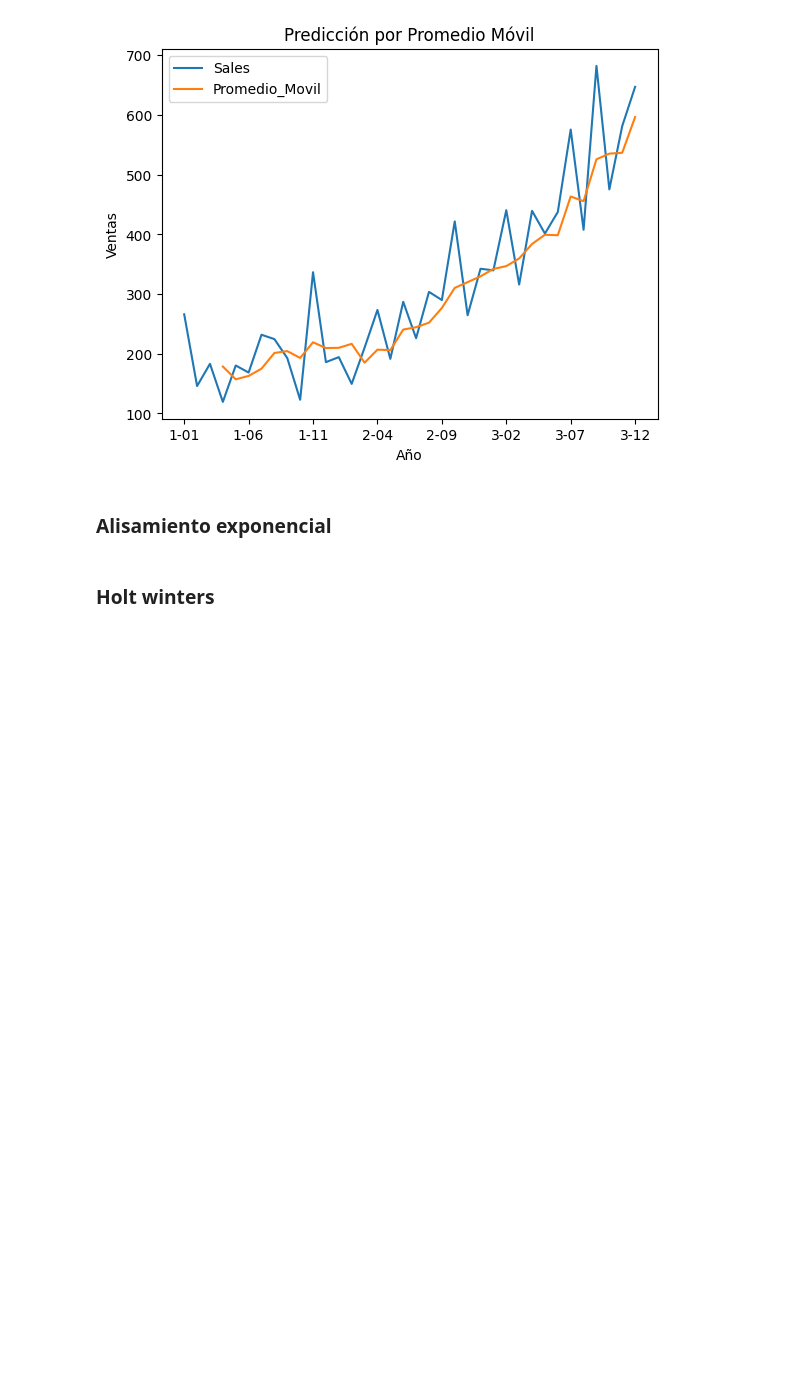
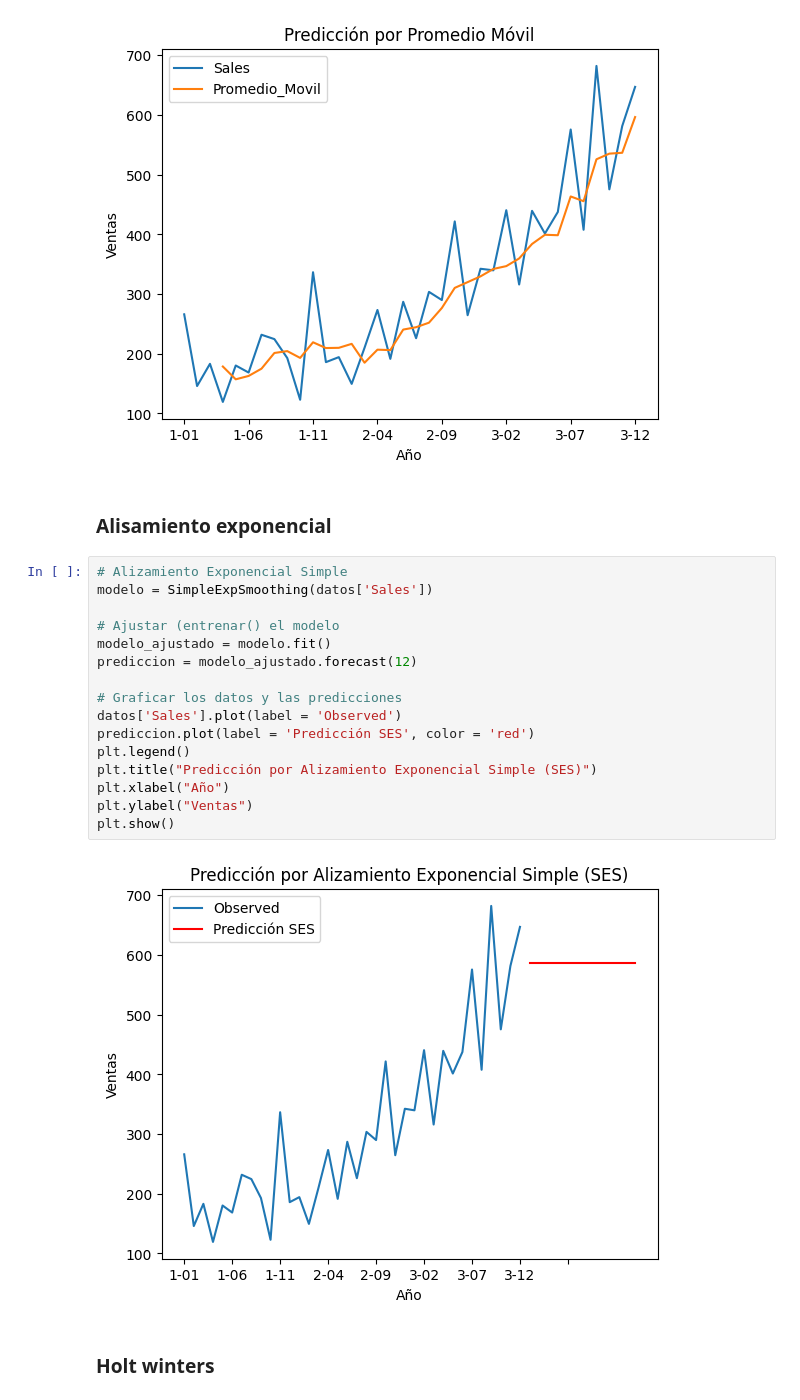
Before and after one commit to Its-Japo/DataScience, a Jupyter notebook: Lab1/main.ipynb, the cells around one changed output. Saved outputs shown, nothing was run; the diff lists cells and outputs as text; blank space fills up the shorter version.

Commit message:
Implementación del alisamiento exponencial

```diff
--- a/Lab1/main.ipynb
+++ b/Lab1/main.ipynb
@@ -64,6 +56,24 @@ plt.show()
 [figure]
 # %% [markdown]
 ### Alisamiento exponencial
+# %%
+# Alizamiento Exponencial Simple
+modelo = SimpleExpSmoothing(datos['Sales'])
+
+# Ajustar (entrenar() el modelo
+modelo_ajustado = modelo.fit()
+prediccion = modelo_ajustado.forecast(12)
+
+# Graficar los datos y las predicciones
+datos['Sales'].plot(label = 'Observed')
+prediccion.plot(label = 'Predicción SES', color = 'red')
+plt.legend()
+plt.title("Predicción por Alizamiento Exponencial Simple (SES)")
+plt.xlabel("Año")
+plt.ylabel("Ventas")
+plt.show()
+# %% [output]
+[figure, added]
 # %% [markdown]
 ### Holt winters
 # %% [markdown]
```
Also changed, not shown: parts of 8 cells of this notebook.
